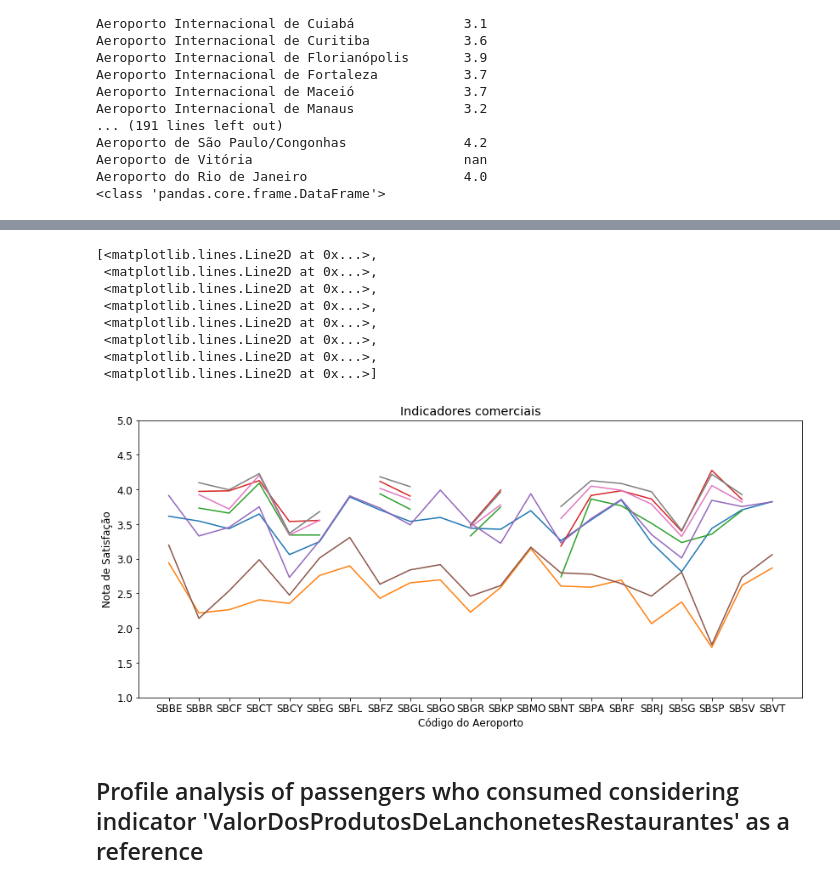
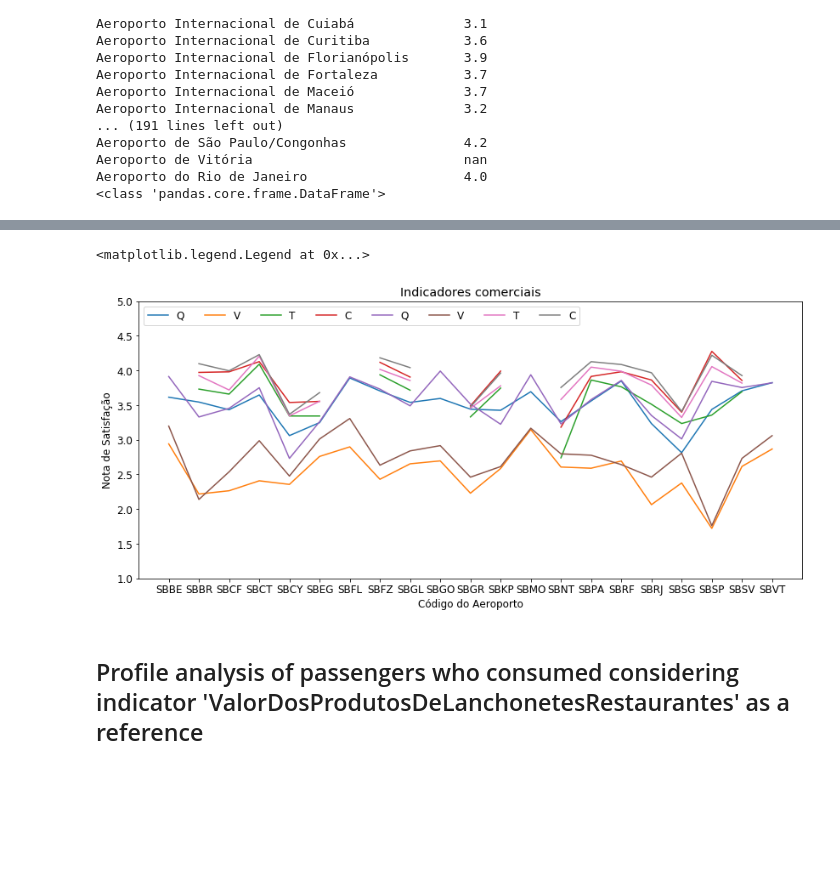
Before and after one commit to LeniceMirian/CAP394, a Jupyter notebook: Operating Performance_Airport Commercial Indicators.ipynb, the cells around one changed output, grey strips where cells are left out. Saved outputs shown, nothing was run; the diff lists cells and outputs as text; code cells hidden in the pictures; blank space fills up the shorter version.

```diff
--- a/Operating Performance_Airport Commercial Indicators.ipynb
+++ b/Operating Performance_Airport Commercial Indicators.ipynb
@@ -405,0 +466,15 @@ Name: Processo_Coded, dtype: int64
+# %%
+#Define uma função genérica usando a função replace
+def coding(col, codeDict):
+  colCoded = pd.Series(col, copy=True)
+  for key, value in codeDict.items():
+    colCoded.replace(key, value, inplace=True)
+  return colCoded
+
+#Codificando Processo:
+print('Before Coding:')
+print(pd.value_counts(newdf["QuantidadeEQualidadeDeEstabelecimentosComerciais"]))
+newdf["QuantidadeEQualidadeDeEstabelecimentosComerciais_Coded"] = coding(newdf["QuantidadeEQualidadeDeEstabelecimentosComerciais"], {1.0:'Baixa',2.0:'Baixa',3.0:'Média',4.0:'Alta',5.0:'Alta'})
+print('\nAfter Coding:')
+print(pd.value_counts(newdf["QuantidadeEQualidadeDeEstabelecimentosComerciais_Coded"]))
+temp11 = pd.value_counts(newdf["QuantidadeEQualidadeDeEstabelecimentosComerciais_Coded"])
@@ -405,0 +495,15 @@ Name: Processo_Coded, dtype: int64
+# %%
+#Define uma função genérica usando a função replace
+def coding(col, codeDict):
+  colCoded = pd.Series(col, copy=True)
+  for key, value in codeDict.items():
+    colCoded.replace(key, value, inplace=True)
+  return colCoded
+
+#Codificando Processo:
+print('Before Coding:')
+print(pd.value_counts(newdf["ValorDosProdutosComerciais"]))
+newdf["ValorDosProdutosComerciais_Coded"] = coding(newdf["ValorDosProdutosComerciais"], {1.0:'Baixa',2.0:'Baixa',3.0:'Média',4.0:'Alta',5.0:'Alta'})
+print('\nAfter Coding:')
+print(pd.value_counts(newdf["ValorDosProdutosComerciais_Coded"]))
+temp12 = pd.value_counts(newdf["ValorDosProdutosComerciais_Coded"])
@@ -517,32 +641,26 @@ Aeroporto do Rio de Janeiro                    4.0
 # %%
 indicators = (newdf.groupby('IcaoAerodromo').agg([np.mean])[['QuantidadeEQualidadeDeLanchonetesRestaurantes',
        'ValorDosProdutosDeLanchonetesRestaurantes',
        'TempoDeFilaNasLanchonetesRestaurantes',
        'CordialidadeDosFuncionariosDeLanchonetesRestaurantes',
        'QuantidadeEQualidadeDeEstabelecimentosComerciais',
        'ValorDosProdutosComerciais',
        'TempoDeFilaNosEstabelecimentosComerciais',
        'CordialidadeDosFuncionariosDoComercio']])
 
 plt.figure(figsize=(14,6))
 plt.rcParams.update({'font.size': 12})
 plt.title('Indicadores comerciais')
 plt.xlabel('Código do Aeroporto')
 plt.ylabel('Nota de Satisfação')
 plt.ylim(1,5)
 plt.rcParams['xtick.labelsize'] = 12
 plt.rcParams['ytick.labelsize'] = 12
 plt.plot(indicators)
+plt.legend('QVTCQVTC', ncol=8, loc='upper left')
 # %% [output]
-[<matplotlib.lines.Line2D at 0x...>,
- <matplotlib.lines.Line2D at 0x...>,
- <matplotlib.lines.Line2D at 0x...>,
- <matplotlib.lines.Line2D at 0x...>,
- <matplotlib.lines.Line2D at 0x...>,
- <matplotlib.lines.Line2D at 0x...>,
- <matplotlib.lines.Line2D at 0x...>,
- <matplotlib.lines.Line2D at 0x...>]
+<matplotlib.legend.Legend at 0x...>
-[figure, old version]
+[figure, new version]
 # %% [markdown]
 ## Profile analysis of passengers who consumed considering indicator 'ValorDosProdutosDeLanchonetesRestaurantes' as a reference
 # %%
```
Also changed, not shown: parts of 65 cells of this notebook.
